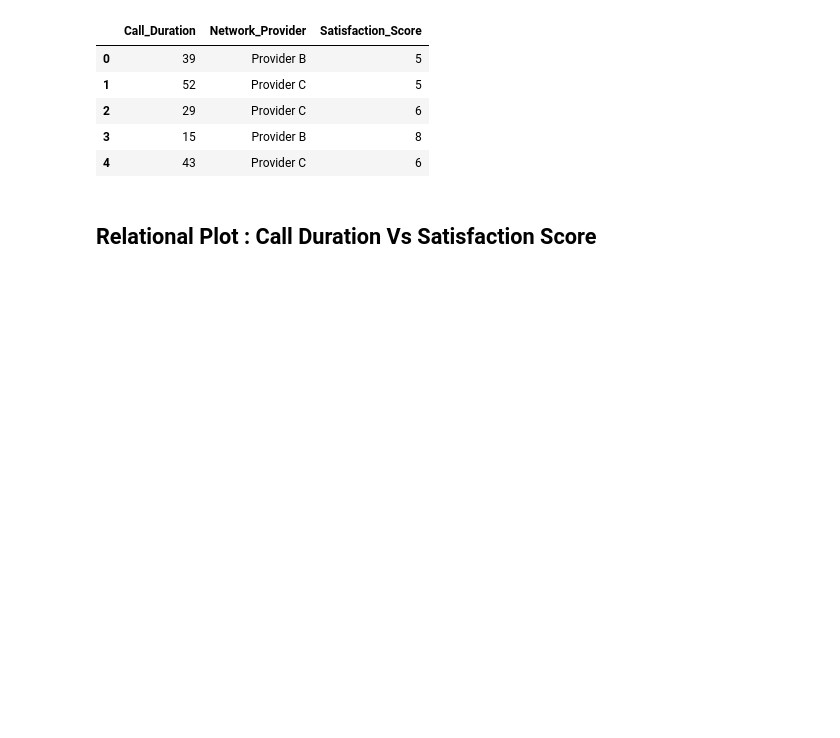
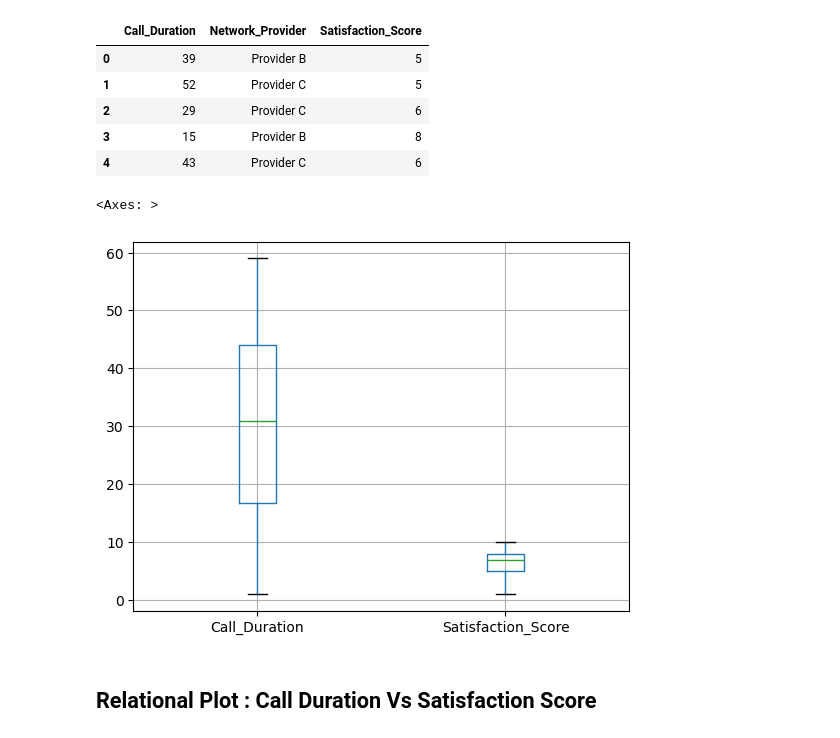
Before and after one commit to vis8298hal/ML-Tute, a Jupyter notebook: 0.3 DataVisualization/Cases_matlab_seaborn.ipynb, the cells around one changed output. Cells and saved outputs as stored; diff of their text form; code cells hidden in the pictures; blank space fills up the shorter version.

```diff
--- a/0.3 DataVisualization/Cases_matlab_seaborn.ipynb
+++ b/0.3 DataVisualization/Cases_matlab_seaborn.ipynb
@@ -14,6 +14,11 @@ df.head()
 | 2 | 29 | Provider C | 6 |
 | 3 | 15 | Provider B | 8 |
 | 4 | 43 | Provider C | 6 |
+# %%
+df.boxplot()
+# %% [output]
+<Axes: >
+[figure, added]
 # %% [markdown]
 ## Relational Plot : Call Duration Vs Satisfaction Score
 # %%
```
